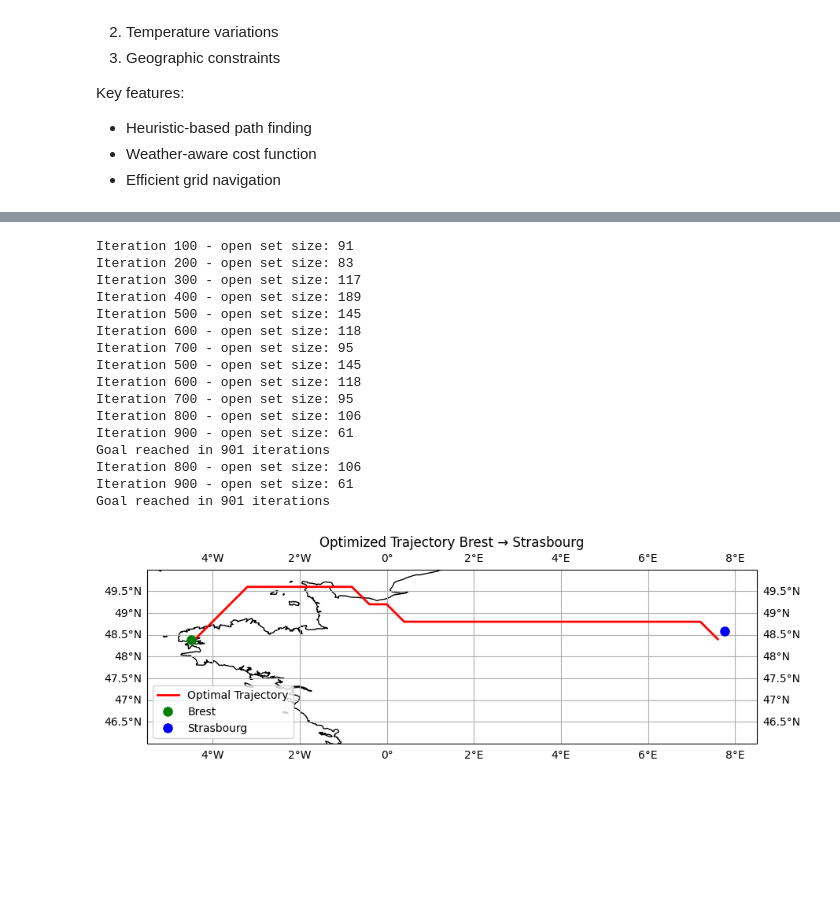
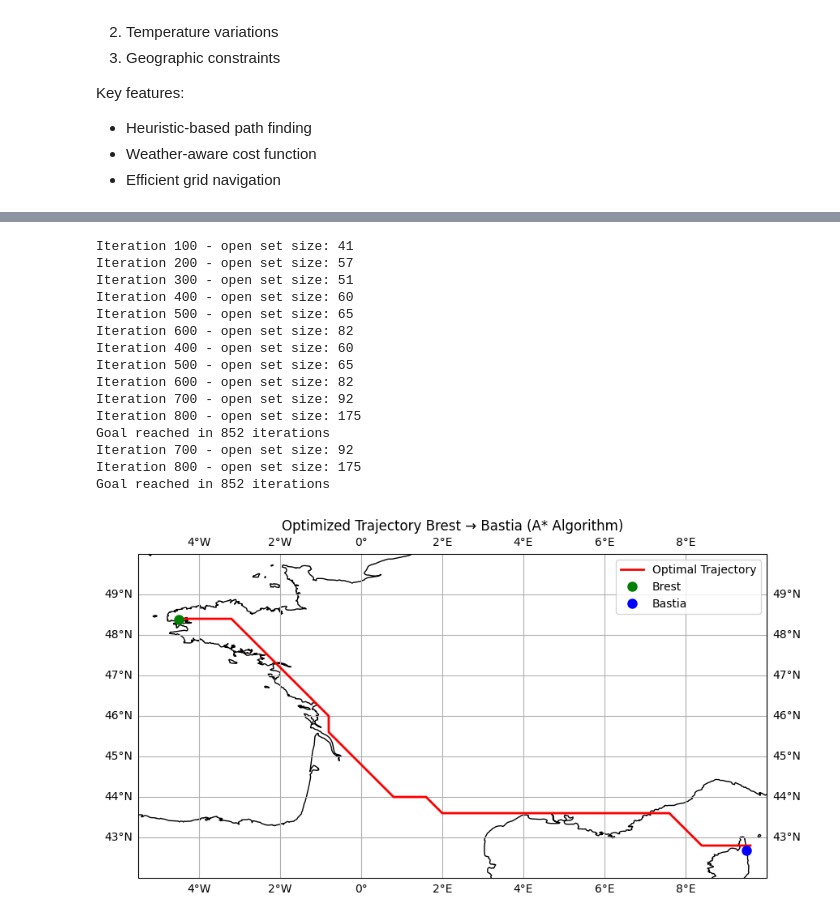
Before and after one commit to K-Air-Drone/Copernicus-datamap, a Jupyter notebook: copernic data and generative path.ipynb, the cells around one changed output, grey strips where cells are left out. Saved outputs shown, nothing was run; the diff lists cells and outputs as text; code cells hidden in the pictures; blank space fills up the shorter version.

```diff
--- a/copernic data and generative path.ipynb
+++ b/copernic data and generative path.ipynb
@@ -316,7 +316,7 @@ def cost(current, neighbor):
     t = t2m.values[ny, nx]
     temp_penalty = abs(t - 15) / 10
 
-    return base_dist - 0.5 * wind_effect + 0.5 * temp_penalty
+    return base_dist - 0.2 * wind_effect + 0.3 * temp_penalty
 
 def a_star(start, goal, max_iterations=10000):
     """A* pathfinding algorithm implementation
@@ -406,7 +406,7 @@ Goal reached in 10 iterations
 # %%
 # Define new coordinates for the route
 brest = (48.39, -4.49)      # Coordinates for Brest (lat, lon)
-strasbourg = (48.58, 7.75)  # Coordinates for Strasbourg (lat, lon)
+strasbourg = (42.69, 9.5)  # Coordinates for Strasbourg (lat, lon)
 
 # Update start and end points for pathfinding
 start = find_nearest_grid_point(*brest)
@@ -415,50 +415,49 @@ goal = find_nearest_grid_point(*strasbourg)
 # Calculate optimal path using A* algorithm
 path = a_star(start, goal)
 
 # Check if a valid path was found
 if path is not None:
     # Extract latitude and longitude coordinates for plotting
     lat_path = [ds.latitude.values[p[0]] for p in path]
     lon_path = [ds.longitude.values[p[1]] for p in path]
 
     # Create visualization
     fig, ax = plt.subplots(figsize=(10, 10), subplot_kw={"projection": ccrs.PlateCarree()})
 
     # Set map boundaries for France
-    ax.set_extent([-5.5, 8.5, 46, 50], crs=ccrs.PlateCarree())
+    ax.set_extent([-5.5, 10, 42, 50], crs=ccrs.PlateCarree())
 
     # Add map features
     ax.coastlines(resolution="10m")
     ax.gridlines(draw_labels=True)
 
     # Plot optimal trajectory
     ax.plot(lon_path, lat_path, color='red', linewidth=2, label="Optimal Trajectory")
 
     # Add markers for start and end points
     ax.plot(brest[1], brest[0], 'go', markersize=8, label='Brest')
-    ax.plot(strasbourg[1], strasbourg[0], 'bo', markersize=8, label='Strasbourg')
+    ax.plot(strasbourg[1], strasbourg[0], 'bo', markersize=8, label='Bastia')
 
     # Add legend and title
     ax.legend()
-    plt.title("Optimized Trajectory Brest → Strasbourg")
+    plt.title("Optimized Trajectory Brest → Bastia (A* Algorithm)")
     plt.show()
 else:
     print("❌ No path found.")
 # %% [output]
-Iteration 100 - open set size: 91
-Iteration 200 - open set size: 83
-Iteration 300 - open set size: 117
-Iteration 400 - open set size: 189
-Iteration 500 - open set size: 145
-Iteration 600 - open set size: 118
-Iteration 700 - open set size: 95
-Iteration 500 - open set size: 145
-Iteration 600 - open set size: 118
-Iteration 700 - open set size: 95
-Iteration 800 - open set size: 106
-Iteration 900 - open set size: 61
-Goal reached in 901 iterations
-Iteration 800 - open set size: 106
-Iteration 900 - open set size: 61
-Goal reached in 901 iterations
+Iteration 100 - open set size: 41
+Iteration 200 - open set size: 57
+Iteration 300 - open set size: 51
+Iteration 400 - open set size: 60
+Iteration 500 - open set size: 65
+Iteration 600 - open set size: 82
+Iteration 400 - open set size: 60
+Iteration 500 - open set size: 65
+Iteration 600 - open set size: 82
+Iteration 700 - open set size: 92
+Iteration 800 - open set size: 175
+Goal reached in 852 iterations
+Iteration 700 - open set size: 92
+Iteration 800 - open set size: 175
+Goal reached in 852 iterations
-[figure, old version]
+[figure, new version]
```
Also changed, not shown: parts of 1 cell of this notebook.
